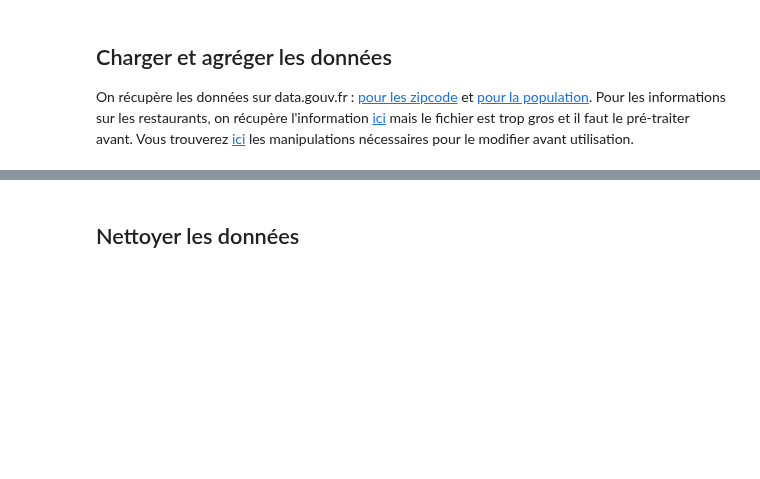
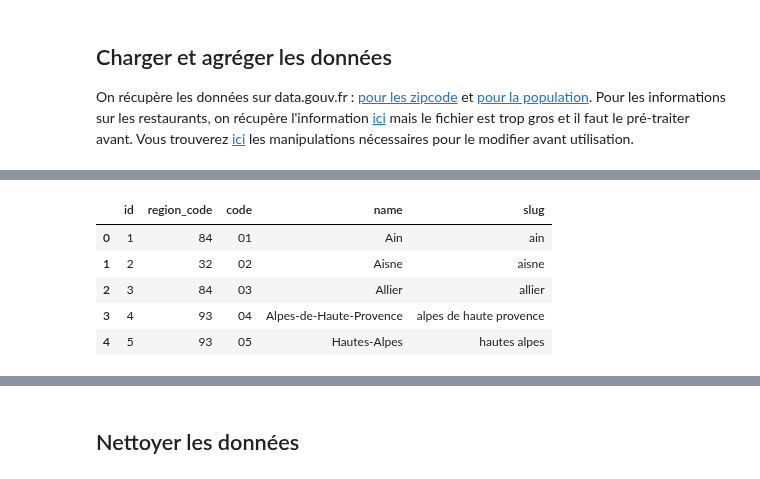
Before and after one commit to etalab-ia/ami-ia, a Jupyter notebook: session2/introduction_a_la_data_visualisation.ipynb, the cells around one changed output, grey strips where cells are left out. Saved outputs shown, nothing was run; the diff lists cells and outputs as text; code cells hidden in the pictures; blank space fills up the shorter version.

```diff
--- a/session2/introduction_a_la_data_visualisation.ipynb
+++ b/session2/introduction_a_la_data_visualisation.ipynb
@@ -274,3 +304,12 @@ cp_restaurant = pd.read_csv('https://raw.githubusercontent.com/etalab-ia/ami-ia/
+# %%
+df_departments.head()
+# %% [output]
+|  | id | region_code | code | name | slug |
+| 0 | 1 | 84 | 01 | Ain | ain |
+| 1 | 2 | 32 | 02 | Aisne | aisne |
+| 2 | 3 | 84 | 03 | Allier | allier |
+| 3 | 4 | 93 | 04 | Alpes-de-Haute-Provence | alpes de haute provence |
+| 4 | 5 | 93 | 05 | Hautes-Alpes | hautes alpes |
 # %%
 # On renomme les colonnes pour les infos de régions pour mieux les utiliser plus tard
 df_regions.columns = ['id', 'region_code', 'region_name', 'slug']
```
Also changed, not shown: parts of 17 cells of this notebook.
